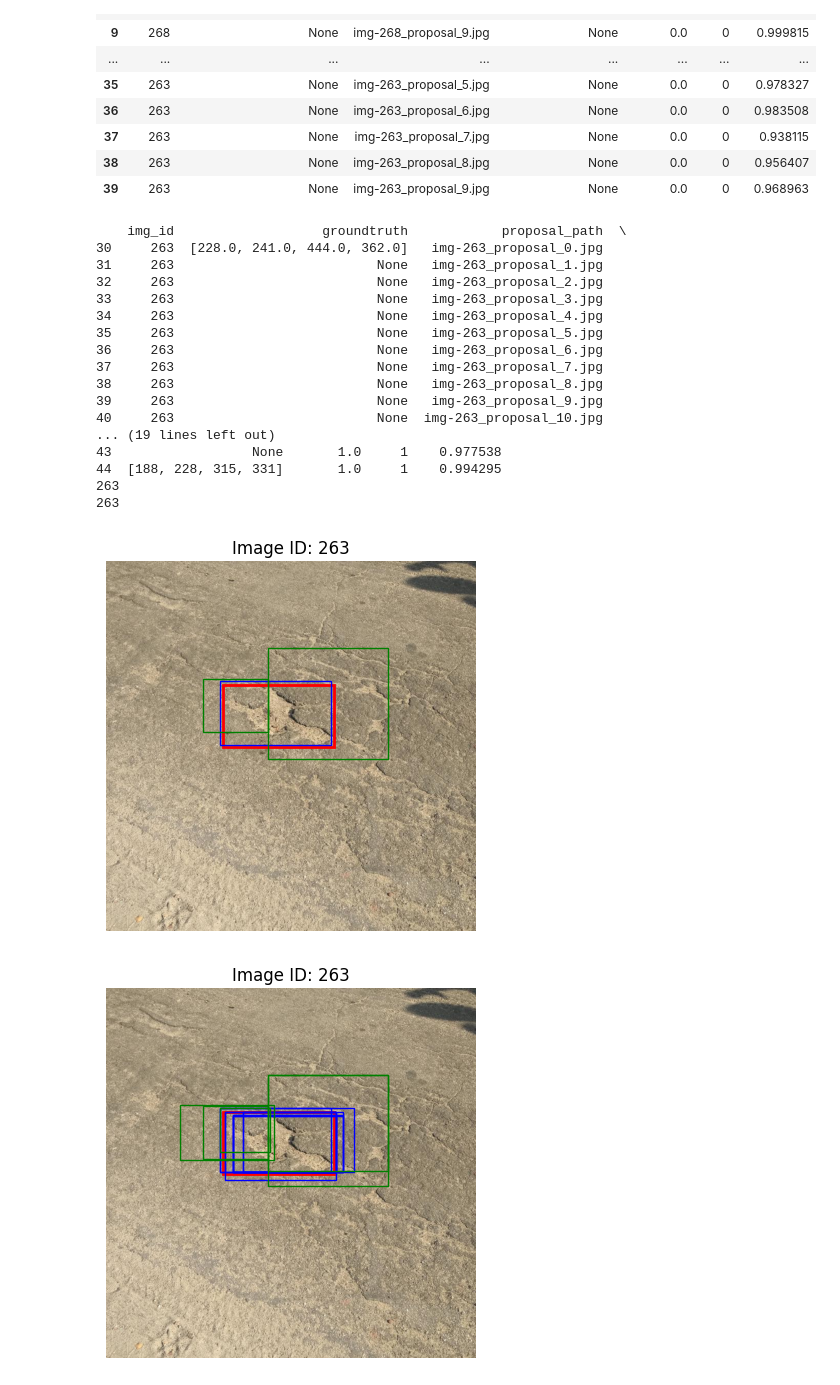
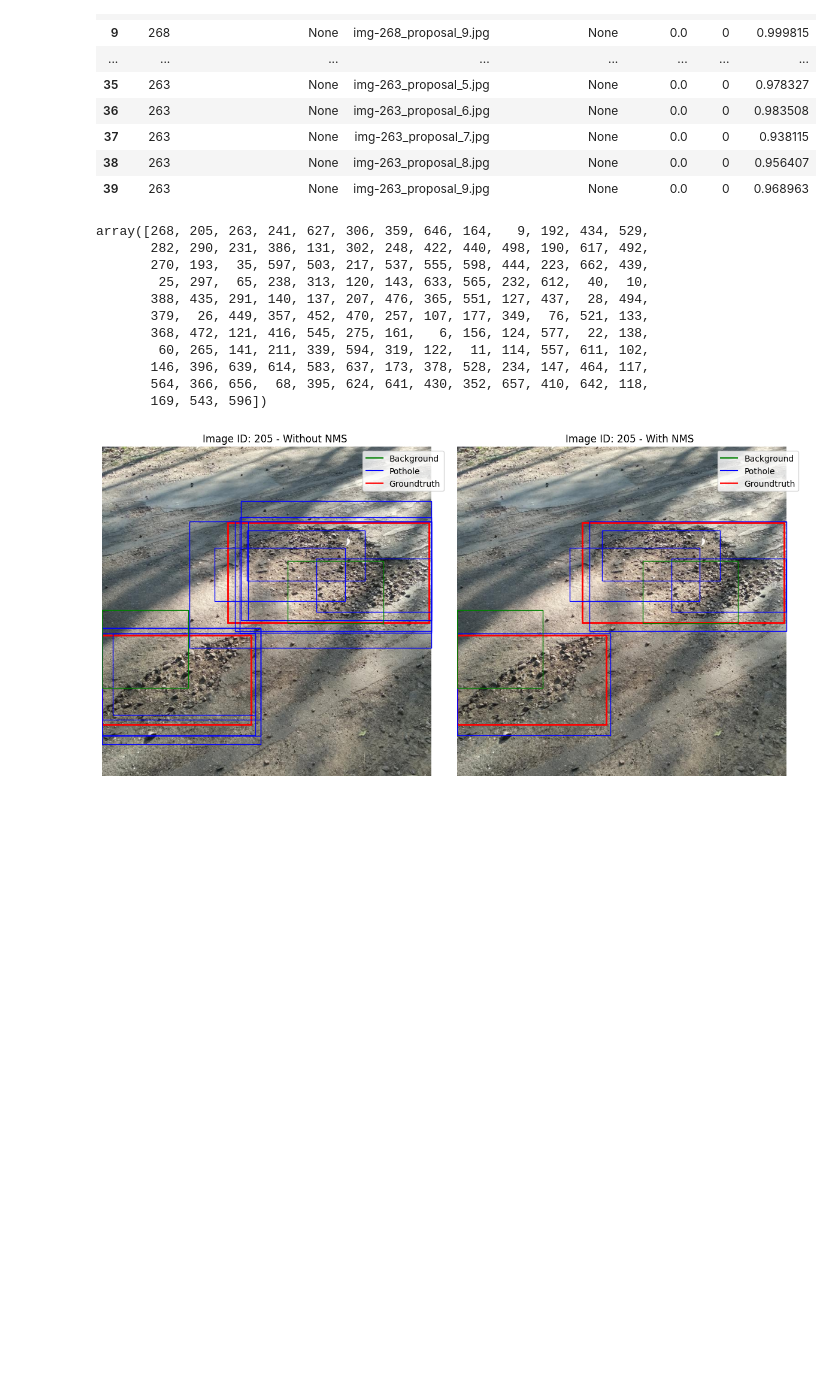
Before and after one commit to amirkfir/PotholesSegmentation, a Jupyter notebook: Python_Files/object_detection_post_processing.ipynb, the cells around one changed output. Drawn from its saved outputs; the diff is of its cells as text; code cells hidden in the pictures; blank space fills up the shorter version.

```diff
--- a/Python_Files/object_detection_post_processing.ipynb
+++ b/Python_Files/object_detection_post_processing.ipynb
@@ -184,10 +184,22 @@ result_df.head(40)
 | 37 | 263 | None | img-263_proposal_7.jpg | None | 0.0 | 0 | 0.938115 |
 | 38 | 263 | None | img-263_proposal_8.jpg | None | 0.0 | 0 | 0.956407 |
 | 39 | 263 | None | img-263_proposal_9.jpg | None | 0.0 | 0 | 0.968963 |
+# %%
+result_df['img_id'].unique()
+# %% [output]
+array([268, 205, 263, 241, 627, 306, 359, 646, 164,   9, 192, 434, 529,
+       282, 290, 231, 386, 131, 302, 248, 422, 440, 498, 190, 617, 492,
+       270, 193,  35, 597, 503, 217, 537, 555, 598, 444, 223, 662, 439,
+        25, 297,  65, 238, 313, 120, 143, 633, 565, 232, 612,  40,  10,
+       388, 435, 291, 140, 137, 207, 476, 365, 551, 127, 437,  28, 494,
+       379,  26, 449, 357, 452, 470, 257, 107, 177, 349,  76, 521, 133,
+       368, 472, 121, 416, 545, 275, 161,   6, 156, 124, 577,  22, 138,
+        60, 265, 141, 211, 339, 594, 319, 122,  11, 114, 557, 611, 102,
+       146, 396, 639, 614, 583, 637, 173, 378, 528, 234, 147, 464, 117,
+       564, 366, 656,  68, 395, 624, 641, 430, 352, 657, 410, 642, 118,
+       169, 543, 596])
 # %%
-def get_img_detection_visualization(img_detection):
-    fig, ax = plt.subplots()
-
+def get_img_detection_visualization(ax, img_detection, subtitle=''):
     img_id = img_detection['img_id'].unique()[0]
 
     img_path = f'../data/Potholes/annotated-images/img-{img_id}.jpg'
@@ -199,7 +211,6 @@ def get_img_detection_visualization(img_detection):
     img_rgb = cv2.cvtColor(img, cv2.COLOR_BGR2RGB)
     ax.imshow(img_rgb)
 
-    # Only access non-NaN values in the groundtruth column
     valid_groundtruth = img_detection['groundtruth'].dropna()
     for groundtruth_bbox in valid_groundtruth:
         x1, y1, x2, y2 = groundtruth_bbox
@@ -208,8 +219,7 @@ def get_img_detection_visualization(img_detection):
         rect = patches.Rectangle((x1, y2), width, height, linewidth=2, edgecolor='r', facecolor='none')
         ax.add_patch(rect)
 
-    # Only access non-NaN proposal_bboxes and corresponding predictions
-    valid_proposals = img_detection['proposal_bbox'].notna()  # Mask for valid proposals
+    valid_proposals = img_detection['proposal_bbox'].notna()
     proposals_bbox = img_detection.loc[valid_proposals, 'proposal_bbox']
     predicted_values = img_detection.loc[valid_proposals, 'predicted']
 
@@ -222,5 +232,11 @@ def get_img_detection_visualization(img_detection):
         ax.add_patch(rect)
 
     ax.axis('off')
-    ax.set_title(f"Image ID: {img_id}")
-    return fig
+    ax.set_title(f"Image ID: {img_id} - {subtitle}")
+
+
+    ax.plot([], [], color='g', label='Background')
+    ax.plot([], [], color='b', label='Pothole')
+    ax.plot([], [], color='r', label='Groundtruth')
+
+    ax.legend(loc='upper right')
@@ -241,38 +243,15 @@ def render_figure_to_subplot(fig, ax):
 # %%
-example_img_id = 263
+example_img_id = 205
 
 img_detection = result_df[result_df['img_id'] == example_img_id]
-img_detection_wihtout_nms = result_df_without_nms[result_df_without_nms['img_id'] == example_img_id]
-
-print(img_detection)
-
-nms_img_visualization = get_img_detection_visualization(img_detection)
-img_visualization = get_img_detection_visualization(img_detection_wihtout_nms)
+img_detection_without_nms = result_df_without_nms[result_df_without_nms['img_id'] == example_img_id]
 
 fig, axs = plt.subplots(1, 2, figsize=(12, 6))
 
-render_figure_to_subplot(img_visualization, axs[0])
-render_figure_to_subplot(nms_img_visualization, axs[1])
+get_img_detection_visualization(axs[0], img_detection_without_nms, subtitle="Without NMS")
+get_img_detection_visualization(axs[1], img_detection, subtitle="With NMS")
 
 plt.tight_layout()
 plt.show()
 # %% [output]
-    img_id                   groundtruth            proposal_path  \
-30     263  [228.0, 241.0, 444.0, 362.0]   img-263_proposal_0.jpg
-31     263                          None   img-263_proposal_1.jpg
-32     263                          None   img-263_proposal_2.jpg
-33     263                          None   img-263_proposal_3.jpg
-34     263                          None   img-263_proposal_4.jpg
-35     263                          None   img-263_proposal_5.jpg
-36     263                          None   img-263_proposal_6.jpg
-37     263                          None   img-263_proposal_7.jpg
-38     263                          None   img-263_proposal_8.jpg
-39     263                          None   img-263_proposal_9.jpg
-40     263                          None  img-263_proposal_10.jpg
-... (19 lines left out)
-43                  None       1.0     1    0.977538
-44  [188, 228, 315, 331]       1.0     1    0.994295
-263
-263
-[figure, old version]
+[figure, new version]
-[figure, removed]
```
Also changed, not shown: parts of 7 cells of this notebook.
